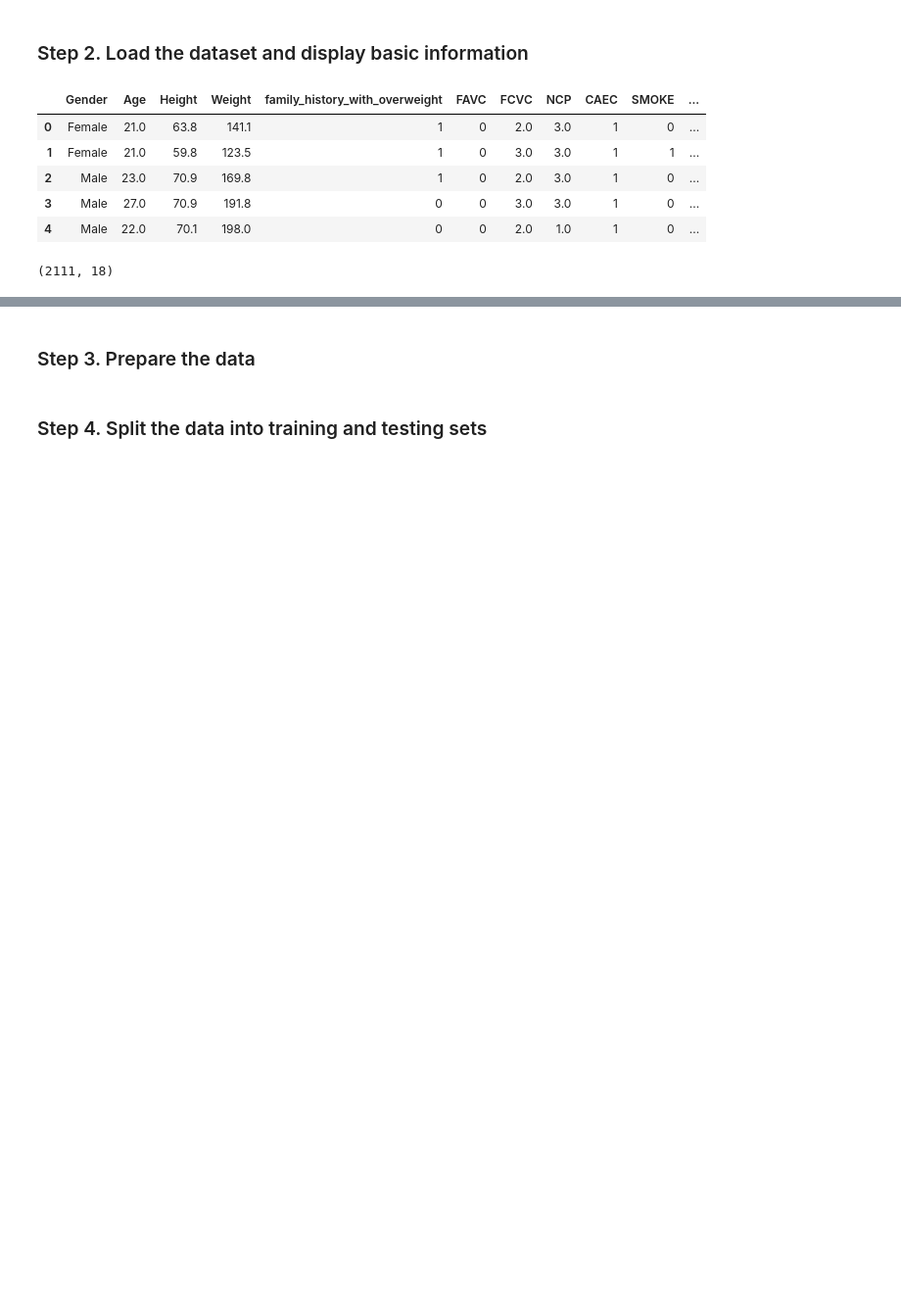
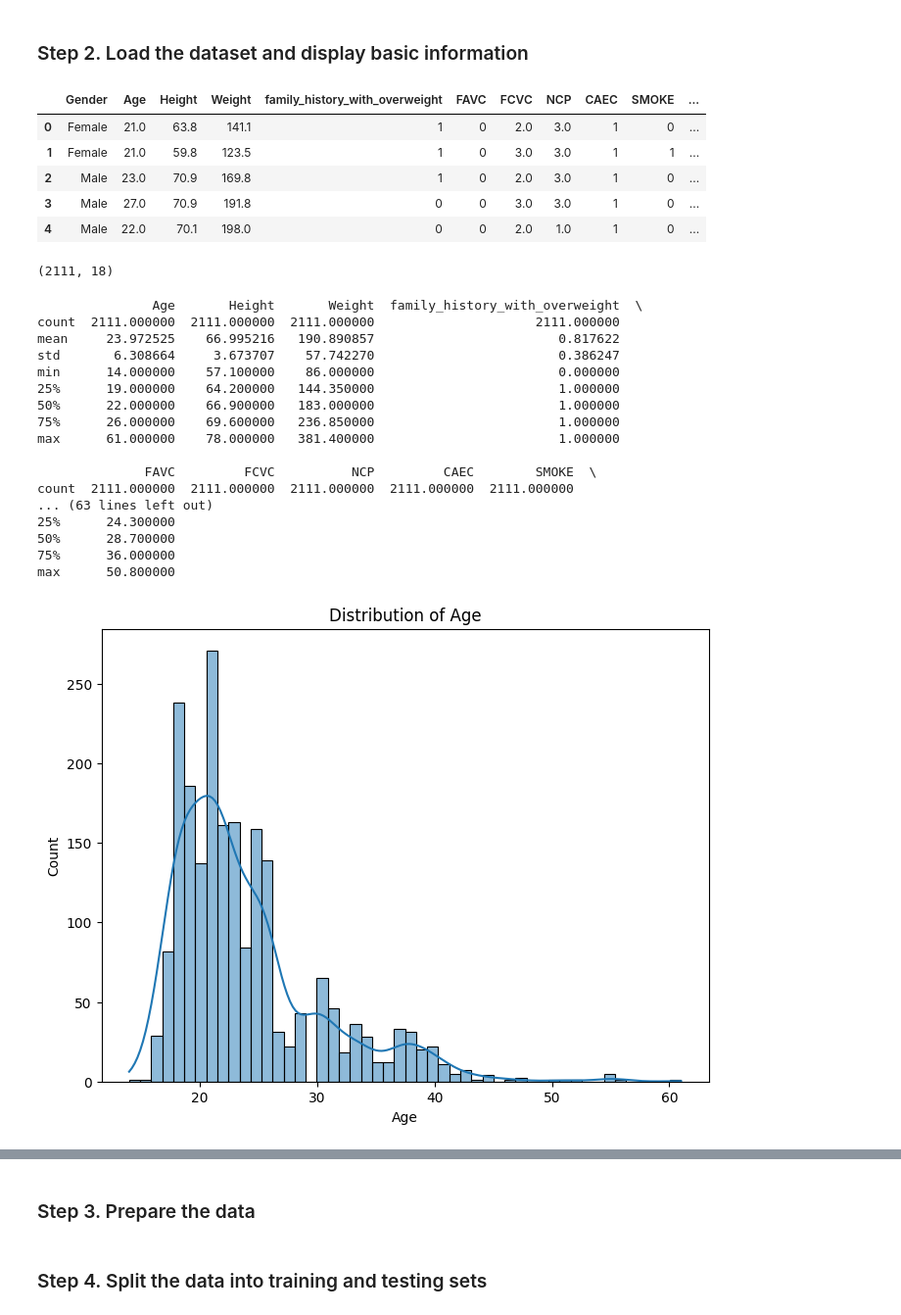
Before and after one commit to SrijitaBanerjee2002/Obesity-Insight-Predictor-ML, a Jupyter notebook: CS412Project.ipynb, the cells around one changed output, grey strips where cells are left out. Shown at 98% size. Drawn from its saved outputs; the diff is of its cells as text; code cells hidden in the pictures; blank space fills up the shorter version.

Commit message:
visualizations added

```diff
--- a/CS412Project.ipynb
+++ b/CS412Project.ipynb
@@ -35,3 +61,45 @@ data.head()
 data.shape
 # %% [output]
 (2111, 18)
+# %%
+# Basic statistics
+print(data.describe())
+
+# Basic statistics
+print("# Basic Statistics:")
+print(data.describe())
+
+# Distribution of a numerical column (example: 'Age' if available)
+plt.figure(figsize=(8, 6))
+sns.histplot(data=data, x='Age', bins=50, kde=True)
+plt.title('Distribution of Age')
+plt.xlabel('Age')
+plt.ylabel('Count')
+plt.show()
+
+# Correlation matrix for numeric data
+plt.figure(figsize=(10, 8))
+numeric_data = data.select_dtypes(include='number')
+correlation_matrix = numeric_data.corr()
+sns.heatmap(correlation_matrix, annot=True, cmap='coolwarm', fmt='.2f', linewidths=0.5)
+plt.title('Correlation Matrix')
+plt.show()
+# %% [output]
+               Age       Height       Weight  family_history_with_overweight  \
+count  2111.000000  2111.000000  2111.000000                     2111.000000
+mean     23.972525    66.995216   190.890857                        0.817622
+std       6.308664     3.673707    57.742270                        0.386247
+min      14.000000    57.100000    86.000000                        0.000000
+25%      19.000000    64.200000   144.350000                        1.000000
+50%      22.000000    66.900000   183.000000                        1.000000
+75%      26.000000    69.600000   236.850000                        1.000000
+max      61.000000    78.000000   381.400000                        1.000000
+
+              FAVC         FCVC          NCP         CAEC        SMOKE  \
+count  2111.000000  2111.000000  2111.000000  2111.000000  2111.000000
+... (63 lines left out)
+25%      24.300000
+50%      28.700000
+75%      36.000000
+max      50.800000
+[figure, added]
```
Also changed, not shown: parts of 9 cells of this notebook.
